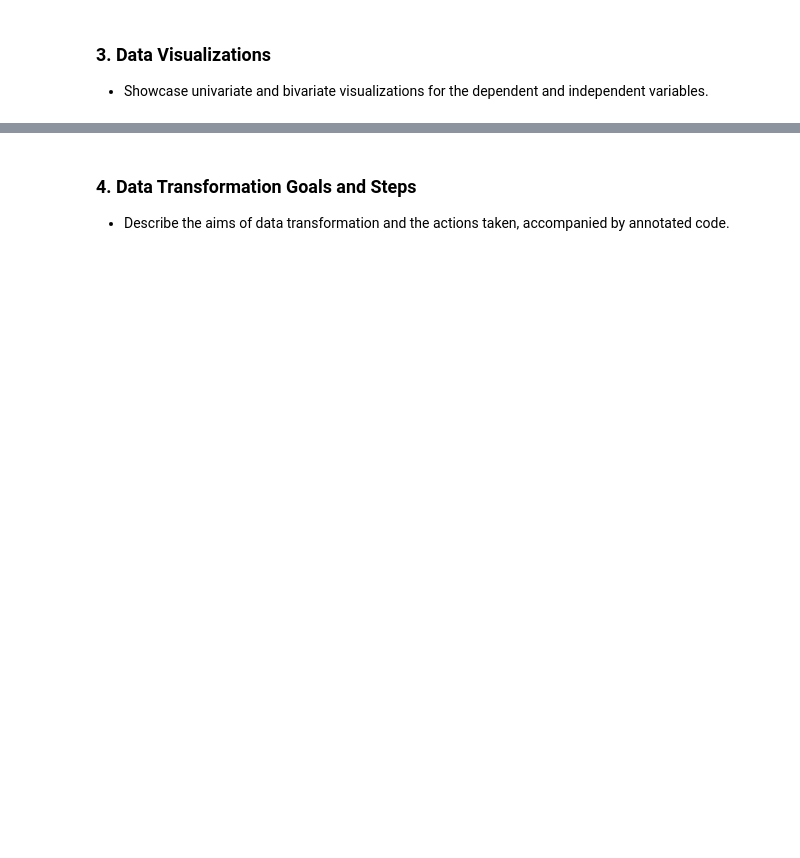
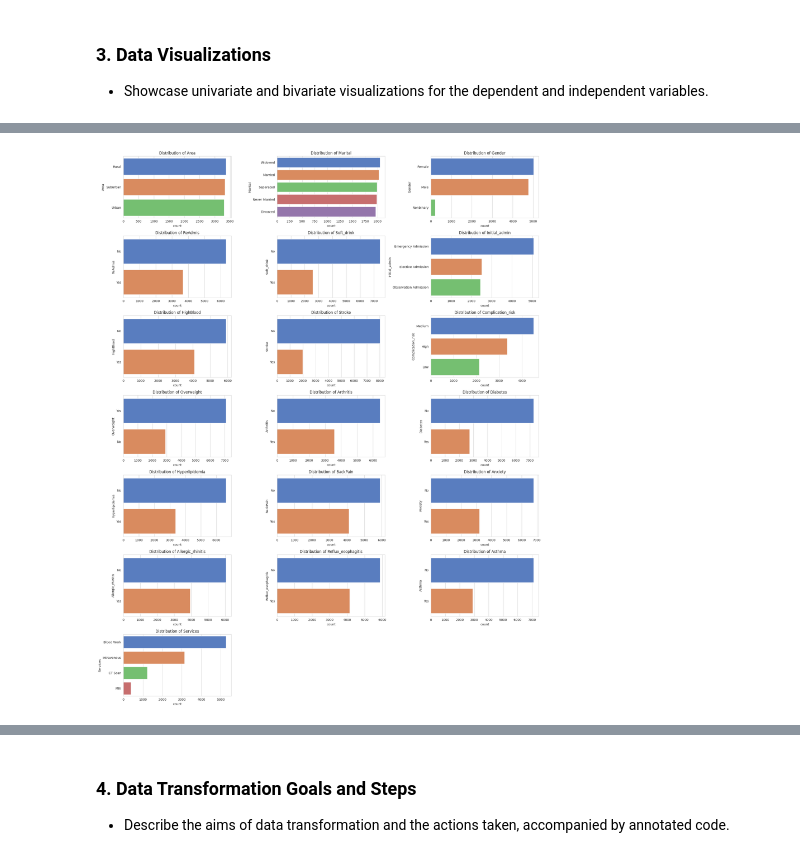
Before and after one commit to nestrada79/MSDA, a Jupyter notebook: D208/D208_Part_1.ipynb, the cells around one changed output, grey strips where cells are left out. Saved outputs shown, nothing was run; the diff lists cells and outputs as text; code cells hidden in the pictures; blank space fills up the shorter version.

```diff
--- a/D208/D208_Part_1.ipynb
+++ b/D208/D208_Part_1.ipynb
@@ -42,0 +247,21 @@
+# %%
+# List of categorical variables
+categorical_variables = medical_data_cleaned.select_dtypes(include=['object']).columns
+
+# Set Seaborn style
+sns.set_style("whitegrid")
+sns.set_palette("muted")
+
+# Create a figure to accommodate all categorical variables
+plt.figure(figsize=(20, 25))
+
+# Plotting bar plots for each categorical variable
+for i, var in enumerate(categorical_variables, 1):
+    plt.subplot(7, 3, i)
+    sns.countplot(y=medical_data_cleaned[var], order=medical_data_cleaned[var].value_counts().index)
+    plt.title(f'Distribution of {var}')
+    plt.tight_layout()
+
+plt.show()
+# %% [output]
+[figure, added]
```
Also changed, not shown: parts of 31 cells of this notebook.
